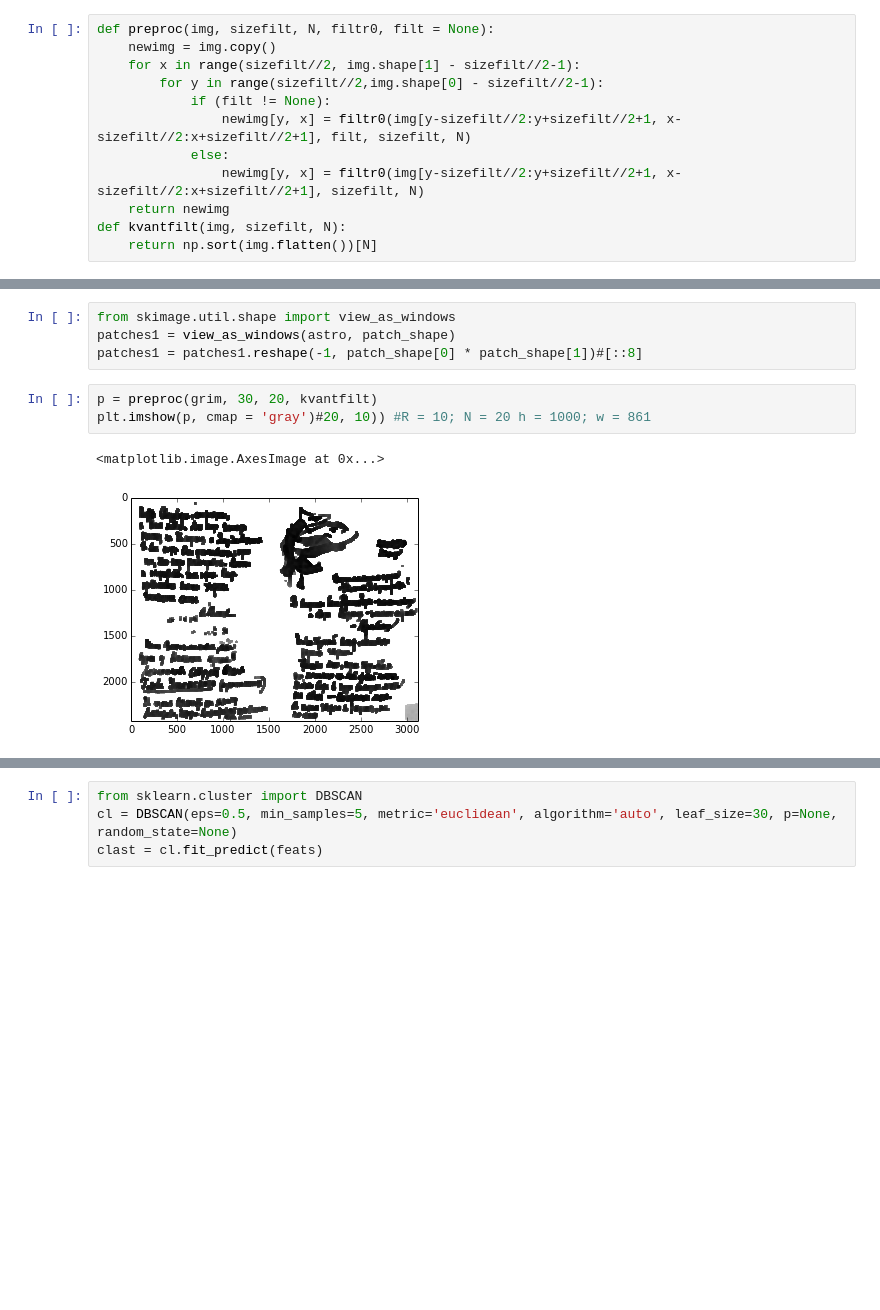
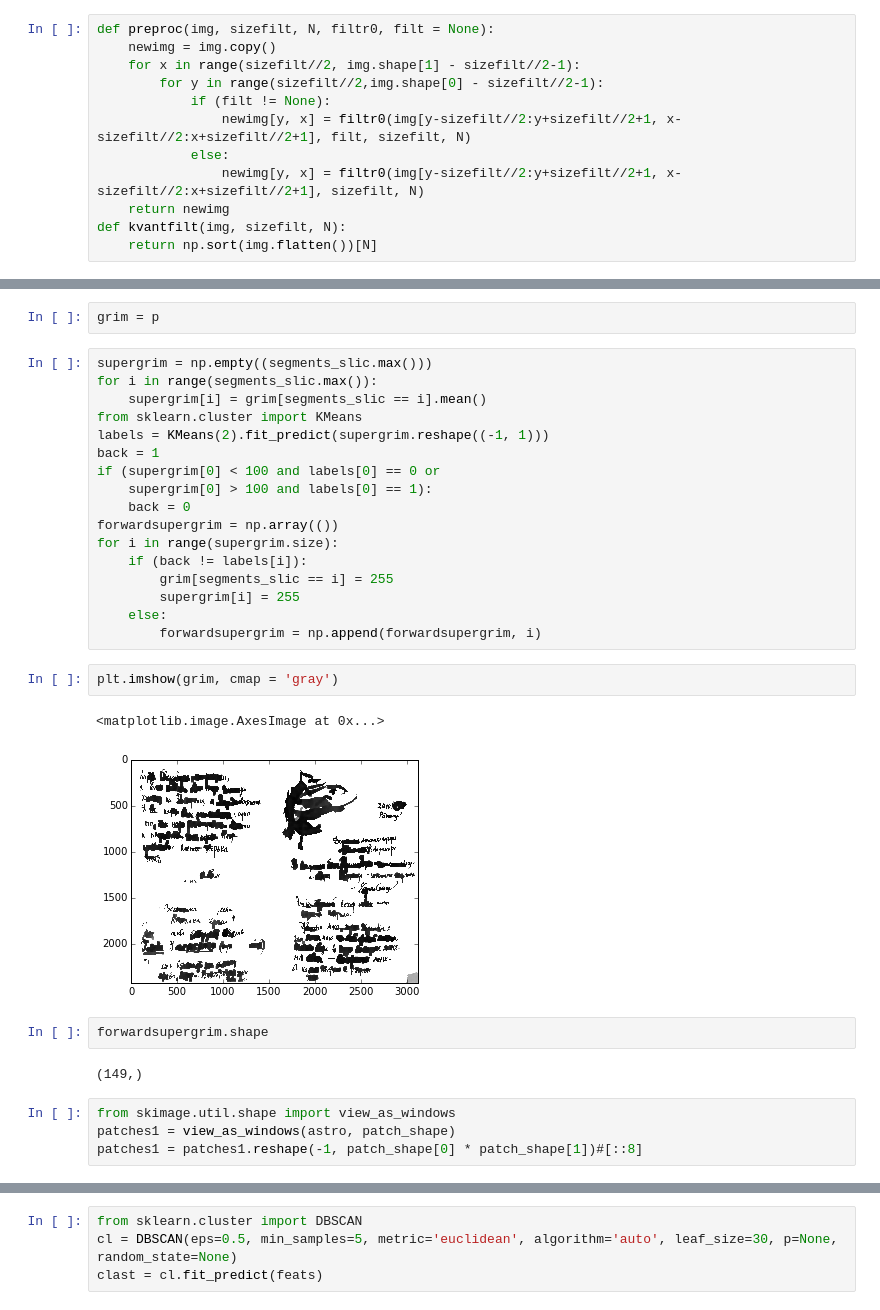
Before and after one commit to alex123456q/SCans, a Jupyter notebook: Scans.ipynb, the cells around one changed output, grey strips where cells are left out. Cells and saved outputs as stored; diff of their text form; blank space fills up the shorter version.

```diff
--- a/Scans.ipynb
+++ b/Scans.ipynb
@@ -67,13 +60,35 @@ def kvantfilt(img, sizefilt, N):
+# %%
+grim = p
+# %%
+supergrim = np.empty((segments_slic.max()))
+for i in range(segments_slic.max()):
+    supergrim[i] = grim[segments_slic == i].mean()
+from sklearn.cluster import KMeans
+labels = KMeans(2).fit_predict(supergrim.reshape((-1, 1)))
+back = 1
+if (supergrim[0] < 100 and labels[0] == 0 or
+    supergrim[0] > 100 and labels[0] == 1):
+    back = 0
+forwardsupergrim = np.array(())
+for i in range(supergrim.size):
+    if (back != labels[i]):
+        grim[segments_slic == i] = 255
+        supergrim[i] = 255
+    else:
+        forwardsupergrim = np.append(forwardsupergrim, i)
+# %%
+plt.imshow(grim, cmap = 'gray')
+# %% [output]
+<matplotlib.image.AxesImage at 0x...>
+[figure, added]
+# %%
+forwardsupergrim.shape
+# %% [output]
+(149,)
 # %%
 from skimage.util.shape import view_as_windows
 patches1 = view_as_windows(astro, patch_shape)
 patches1 = patches1.reshape(-1, patch_shape[0] * patch_shape[1])#[::8]
-# %%
-p = preproc(grim, 30, 20, kvantfilt)
-plt.imshow(p, cmap = 'gray')#20, 10)) #R = 10; N = 20 h = 1000; w = 861
-# %% [output]
-<matplotlib.image.AxesImage at 0x...>
-[figure, removed]
 # %%
 from __future__ import print_function
 
```
Also changed, not shown: parts of 20 cells of this notebook.
